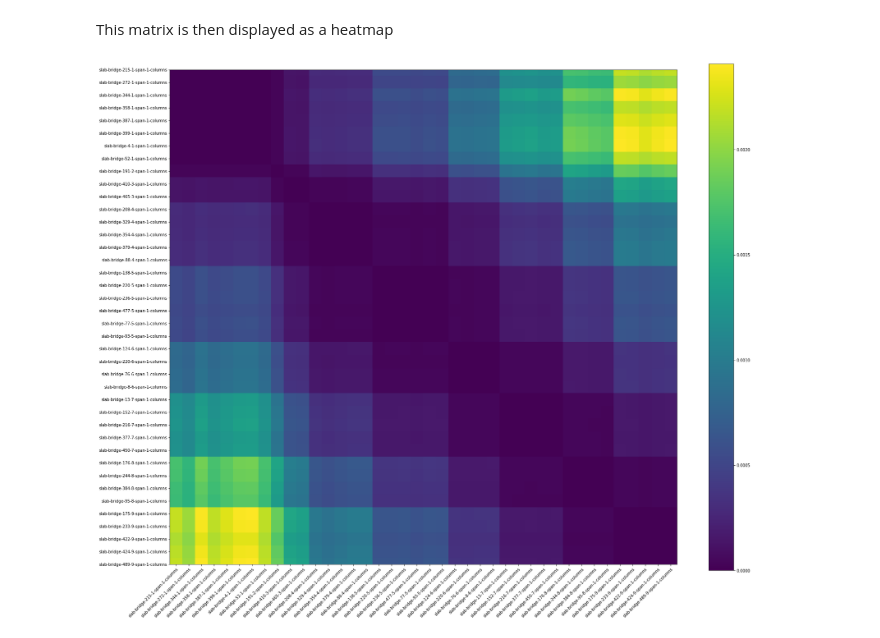
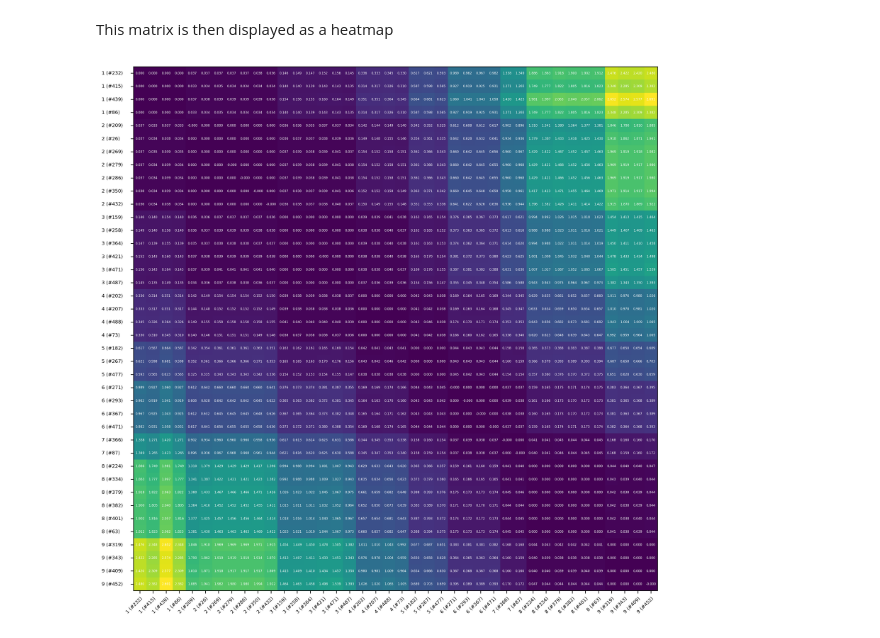
Before and after one commit to dsbrennan/imac-2023-gmn, a Jupyter notebook: graph_matching_networks.ipynb, the cells around one changed output. Cells and saved outputs as stored; diff of their text form; code cells hidden in the pictures.

Commit message:
Update the standard GMN to updated outputs
Change the full test output to include the numerical values and
generate a simplified paper output.

```diff
--- a/graph_matching_networks.ipynb
+++ b/graph_matching_networks.ipynb
@@ -1357,15 +1357,16 @@ class AttributedGraphDataset(GraphSimilarityDataset):
         """
         print(f"Loading Dataset: {dataset}")
         # Load Dataset
-        if not os.path.isdir(f"{folder}\{dataset}"):
-            raise ValueError(f"{folder}\{dataset} does not exist")
+
+        if not os.path.isdir(os.path.join(folder, dataset)):
+            raise ValueError(f"{os.path.join(folder, dataset)} does not exist")
             sys.exit()
         data = []
-        for item in os.listdir(f"{folder}\{dataset}"):
-            if not os.path.isfile(f"{folder}\{dataset}\{item}"):
+        for item in os.listdir(os.path.join(folder, dataset)):
+            if not os.path.isfile(os.path.join(folder, dataset, item)):
                 continue
             elif item.rfind(".json") == (len(item) - 5):
-                with open(f"{folder}\{dataset}\{item}") as fs:
+                with open(os.path.join(folder, dataset, item)) as fs:
                     payload = json.loads(fs.read())
                     population = re.search(rf"{population_regex}", payload["name"])
                     graph = AttributedGraphDataset._generate_graph(payload["models"]["irreducibleElement"]["elements"], payload["models"]["irreducibleElement"]["relationships"])
@@ -1671,7 +1672,7 @@ def get_default_config():
       data=dict(
         problem="attributed_graph",
         dataset_params=dict(
-            folder="C:\\Users\\Dan Brennan\\Code\\ie-model-learning-data\\data",
+            folder="/home/danbrennan/Code/ie-model-learning-data/data",
             dataset="learning-slab-bridge-500-span-1-9-column-1-1-node-1-3",
             population_regex="[0-9]+-span",
             validation_percentage = 1,
@@ -2180,19 +2203,29 @@ for population in sorted_population_list:
 id_similarity_matrix = np.zeros((len(sorted_id_list), len(sorted_id_list)))
 for i in range(0, len(scaled_similarity_metrics)):
     id_similarity_matrix[sorted_id_list.index(test_set._names[i][0])][sorted_id_list.index(test_set._names[i][1])] = scaled_similarity_metrics[i]
+
+# Generate Friendly Names
+sorted_id_friendly_list = []
+for i in range(0, len(sorted_id_list)):
+    match = re.search(rf"[0-9]+-[0-9]+-span", sorted_id_list[i])
+    parts = match.group().split("-")
+    sorted_id_friendly_list.append("{0} (#{1})".format(parts[1], parts[0]))
 # %% [markdown]
 This matrix is then displayed as a heatmap
 # %%
 #Display Heat Map
-fig, ax = plt.subplots(figsize=(25, 20))
+fig, ax = plt.subplots(figsize=(10,10), dpi=300)
 im = ax.imshow(id_similarity_matrix)
-ax.set_xticks(np.arange(len(test_set._ids)))
-ax.set_xticklabels(sorted_id_list)
-ax.set_yticks(np.arange(len(test_set._ids)))
-ax.set_yticklabels(sorted_id_list)
-plt.setp(ax.get_xticklabels(), rotation=45, ha="right", rotation_mode="anchor")
-fig.colorbar(im)
+
+ax.set_xticks(np.arange(len(test_set._ids)), labels=sorted_id_friendly_list, fontsize="6", ha="right", rotation=45, rotation_mode="anchor")
+ax.set_yticks(np.arange(len(test_set._ids)), labels=sorted_id_friendly_list, fontsize="6", ha="left", va="center", position=(-0.05, 0))
+
+for i in range(len(sorted_id_list)):
+    for j in range(len(sorted_id_list)):
+        text = ax.text(j, i, "{:.3f}".format(id_similarity_matrix[i, j] * 1000), ha="center", va="center", color="w", fontsize="4")
+
+# fig.colorbar(im)
 fig.tight_layout()
 plt.show()
 # %% [output]
-[figure, old version]
+[figure, new version]
```
Also changed, not shown: parts of 6 cells of this notebook.
